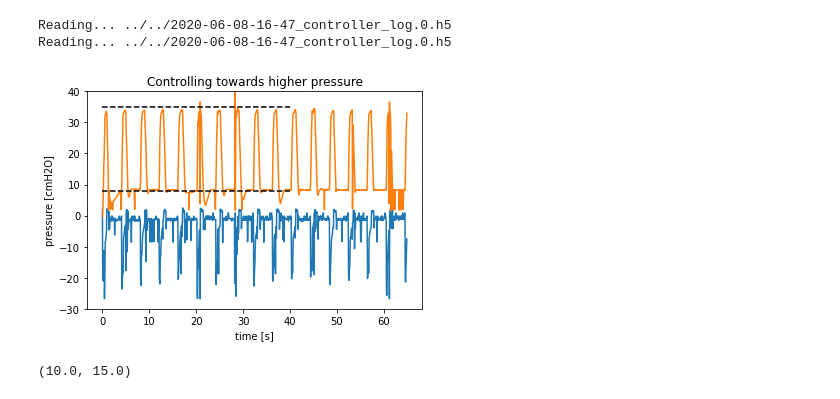
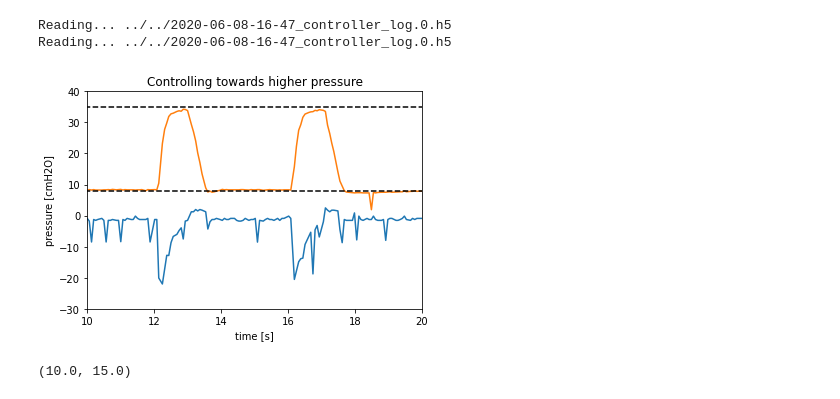
Before and after one commit to CohenLabPrinceton/pvp, a Jupyter notebook: sandbox/HOWTO_PlotData.ipynb, the cells around one changed output. Drawn from its saved outputs; the diff is of its cells as text; code cells hidden in the pictures.

```diff
--- a/sandbox/HOWTO_PlotData.ipynb
+++ b/sandbox/HOWTO_PlotData.ipynb
@@ -77,16 +77,16 @@ Reading... ../../2020-06-08-16-47_controller_log.0.h5
 # %%
 pl.plot(data[:,0] - np.min(data[:,0]), data[:,1]/5)
 pl.plot(data_pressure[:,0] - np.min(data_pressure[:,0]), data_pressure[:,1])
 
 pl.plot([0,40],[8,8],'k--')
 pl.plot([0,40],[35,35],'k--')
-# pl.xlim([10,40])
+pl.xlim([10,20])
 pl.ylim([-30,40])
 pl.xlabel("time [s]")
 pl.ylabel("pressure [cmH2O]");
 pl.title("Controlling towards higher pressure");
 # %% [output]
-[figure, old version]
+[figure, new version]
 # %%
 pl.plot(data[:,0] - np.min(data[:,0]), -data[:,1])
 pl.xlim([10,15])
```
Also changed, not shown: parts of 2 cells of this notebook, 1 other file.
